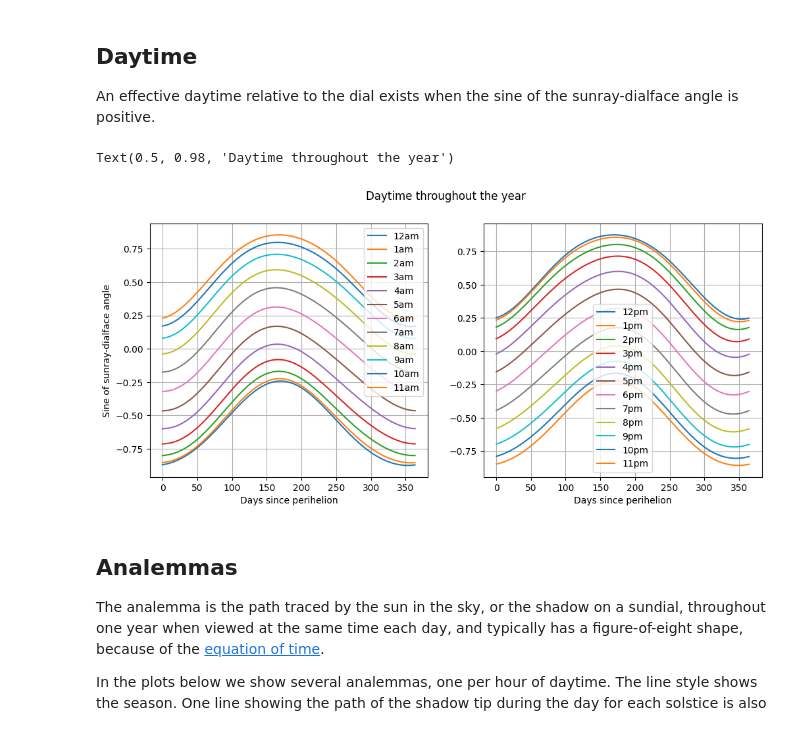
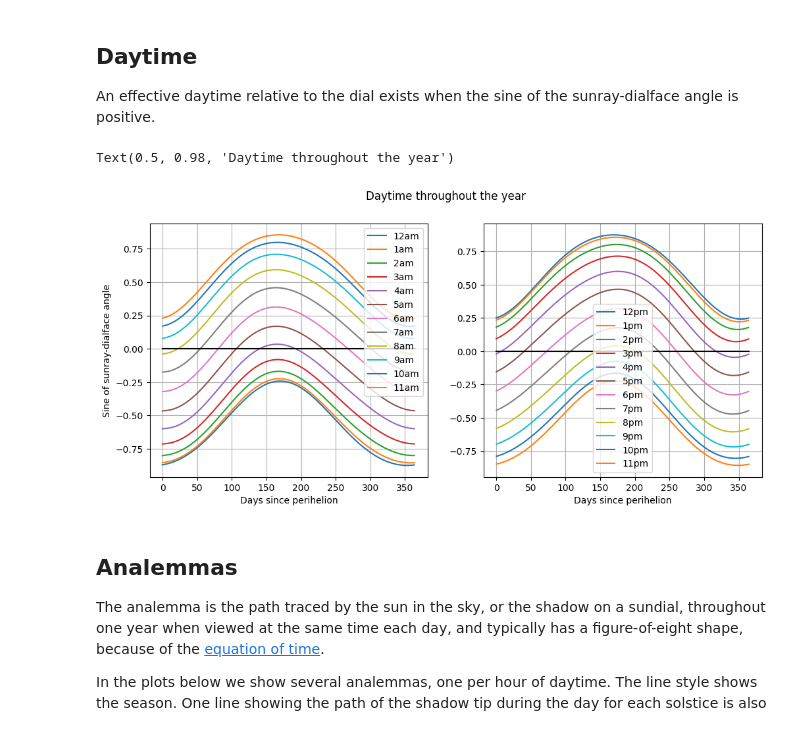
Before and after one commit to russellgoyder/analemma, a Jupyter notebook: docs/sundial_plots.ipynb, the cells around one changed output. Drawn from its saved outputs; the diff is of its cells as text; code cells hidden in the pictures.

```diff
--- a/docs/sundial_plots.ipynb
+++ b/docs/sundial_plots.ipynb
@@ -63,25 +40,29 @@ assert aplot.orbit_day_to_date(aplot.orbit_date_to_day(arbitrary_date)) == arbit
 
 An effective daytime relative to the dial exists when the sine of the sunray-dialface angle is positive.
 # %%
+def _accentuate_x_axis(ax):
+    ax.plot([0, 365], [0, 0], "k")
+
 def _plot_sunray_dialface_angle(ax, begin_hour, end_hour, planet : orbit.PlanetParameters, dial : aplot.DialParameters):
     for hour_offset in np.arange(begin_hour, end_hour):
         times, sines = aplot.sunray_dialface_angle_over_one_year(planet, dial, hour_offset)
         ax.plot(times/3600/24, sines, label=aplot.hour_offset_to_oclock(hour_offset))
+    _accentuate_x_axis(ax)
     ax.grid()
     ax.legend()
     ax.set_xlabel("Days since perihelion")
 
 
 fig, ax = plt.subplots(1, 2, figsize=(12, 5))
 
 _plot_sunray_dialface_angle(ax[0], -12, 0, earth, camdial)
 ax[0].set_ylabel("Sine of sunray-dialface angle")
 _plot_sunray_dialface_angle(ax[1], 0, 12, earth, camdial)
 
 fig.suptitle("Daytime throughout the year")
 # %% [output]
 Text(0.5, 0.98, 'Daytime throughout the year')
-[figure, old version]
+[figure, new version]
 # %% [markdown]
 ## Analemmas
 
```
Also changed, not shown: parts of 2 cells of this notebook, 3 other files.
